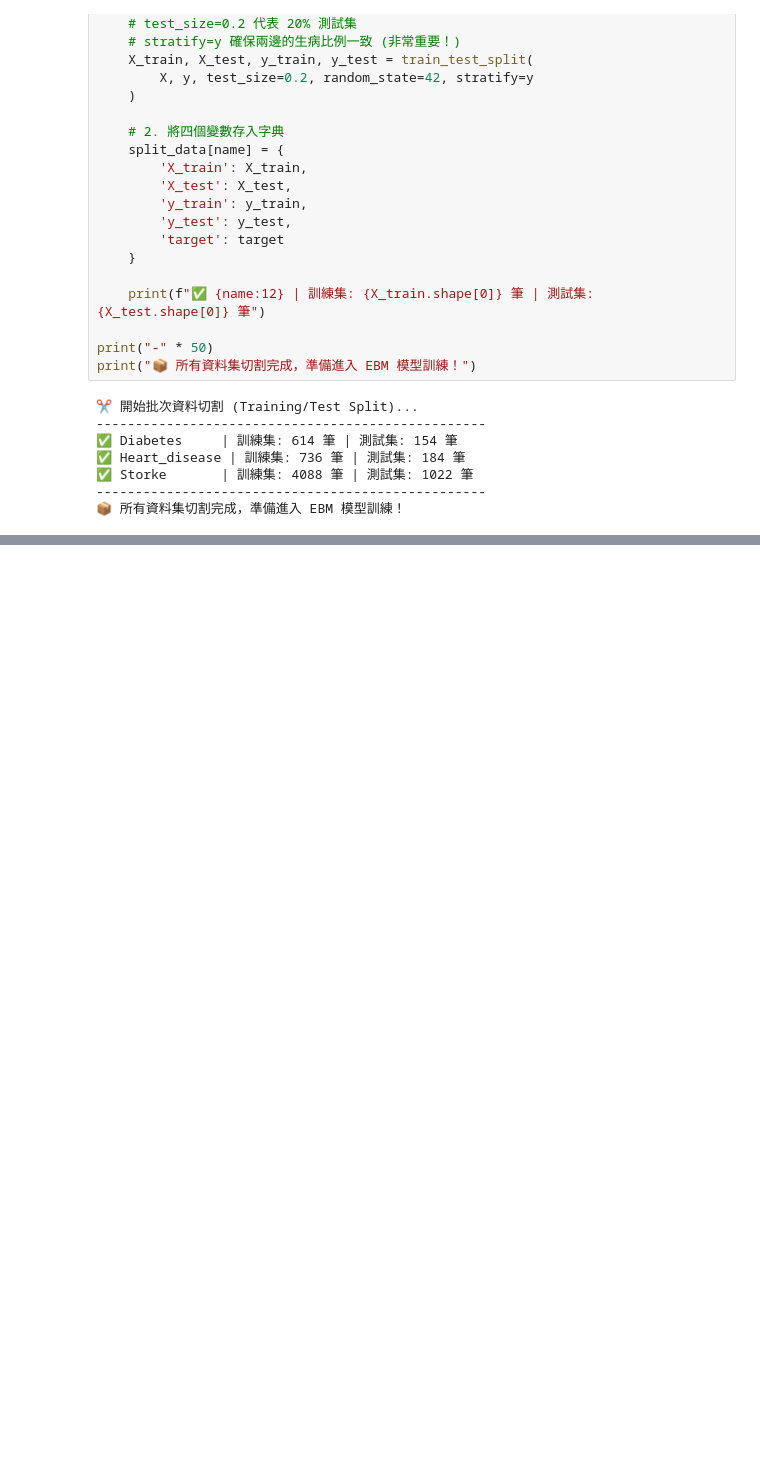
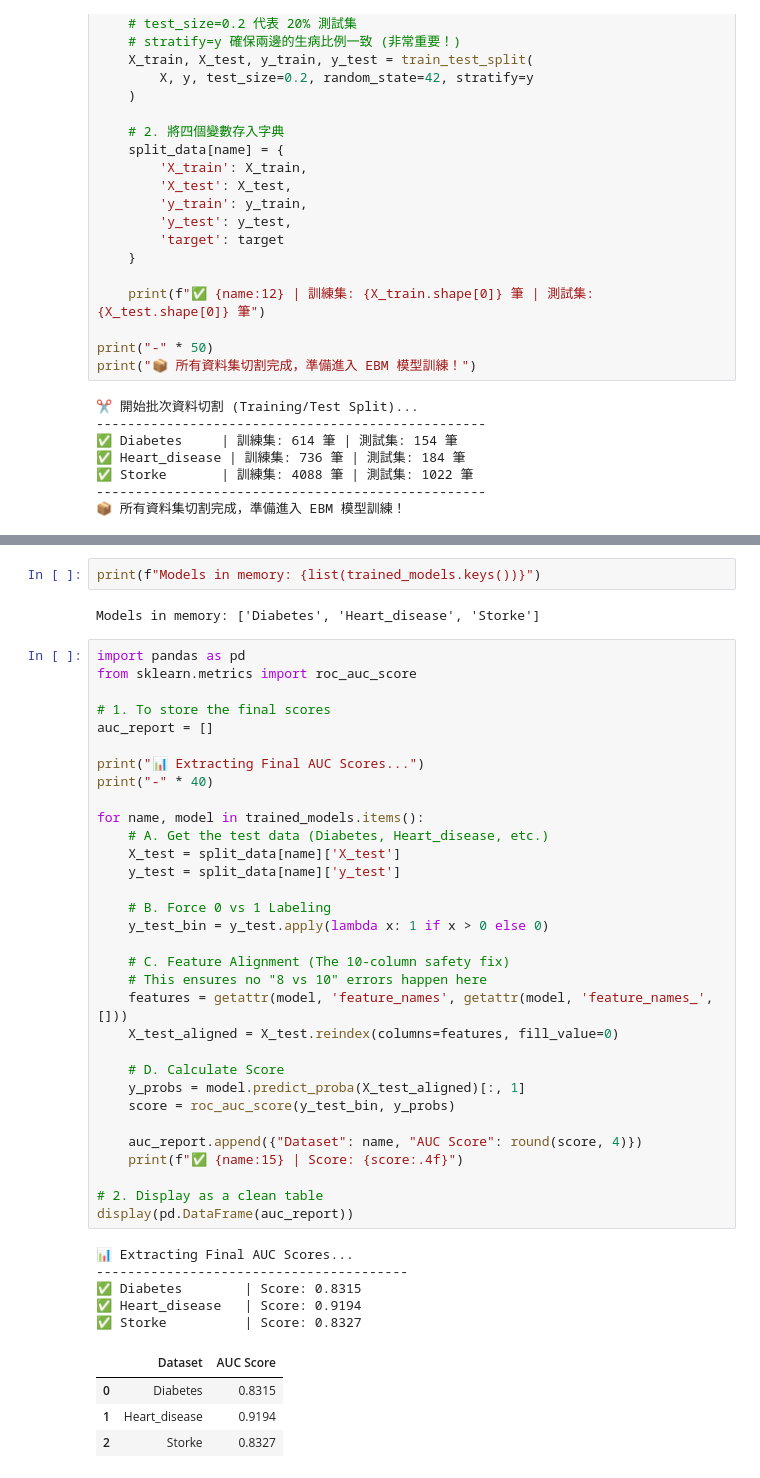
Before and after one commit to naomiyu1124-afk/InterpretDash_1358071_naomi, a Jupyter notebook: notebooks/w04_expiore.ipynb, the cells around one changed output, grey strips where cells are left out. Saved outputs shown, nothing was run; the diff lists cells and outputs as text; blank space fills up the shorter version.

```diff
--- a/notebooks/w04_expiore.ipynb
+++ b/notebooks/w04_expiore.ipynb
@@ -457,0 +296,46 @@ display(final_summary_df)
+# %%
+print(f"Models in memory: {list(trained_models.keys())}")
+# %% [output]
+Models in memory: ['Diabetes', 'Heart_disease', 'Storke']
+# %%
+import pandas as pd
+from sklearn.metrics import roc_auc_score
+
+# 1. To store the final scores
+auc_report = []
+
+print("📊 Extracting Final AUC Scores...")
+print("-" * 40)
+
+for name, model in trained_models.items():
+    # A. Get the test data (Diabetes, Heart_disease, etc.)
+    X_test = split_data[name]['X_test']
+    y_test = split_data[name]['y_test']
+
+    # B. Force 0 vs 1 Labeling
+    y_test_bin = y_test.apply(lambda x: 1 if x > 0 else 0)
+
+    # C. Feature Alignment (The 10-column safety fix)
+    # This ensures no "8 vs 10" errors happen here
+    features = getattr(model, 'feature_names', getattr(model, 'feature_names_', []))
+    X_test_aligned = X_test.reindex(columns=features, fill_value=0)
+
+    # D. Calculate Score
+    y_probs = model.predict_proba(X_test_aligned)[:, 1]
+    score = roc_auc_score(y_test_bin, y_probs)
+
+    auc_report.append({"Dataset": name, "AUC Score": round(score, 4)})
+    print(f"✅ {name:15} | Score: {score:.4f}")
+
+# 2. Display as a clean table
+display(pd.DataFrame(auc_report))
+# %% [output]
+📊 Extracting Final AUC Scores...
+----------------------------------------
+✅ Diabetes        | Score: 0.8315
+✅ Heart_disease   | Score: 0.9194
+✅ Storke          | Score: 0.8327
+|  | Dataset | AUC Score |
+| 0 | Diabetes | 0.8315 |
+| 1 | Heart_disease | 0.9194 |
+| 2 | Storke | 0.8327 |
```
Also changed, not shown: parts of 12 cells of this notebook, 1 other file.
